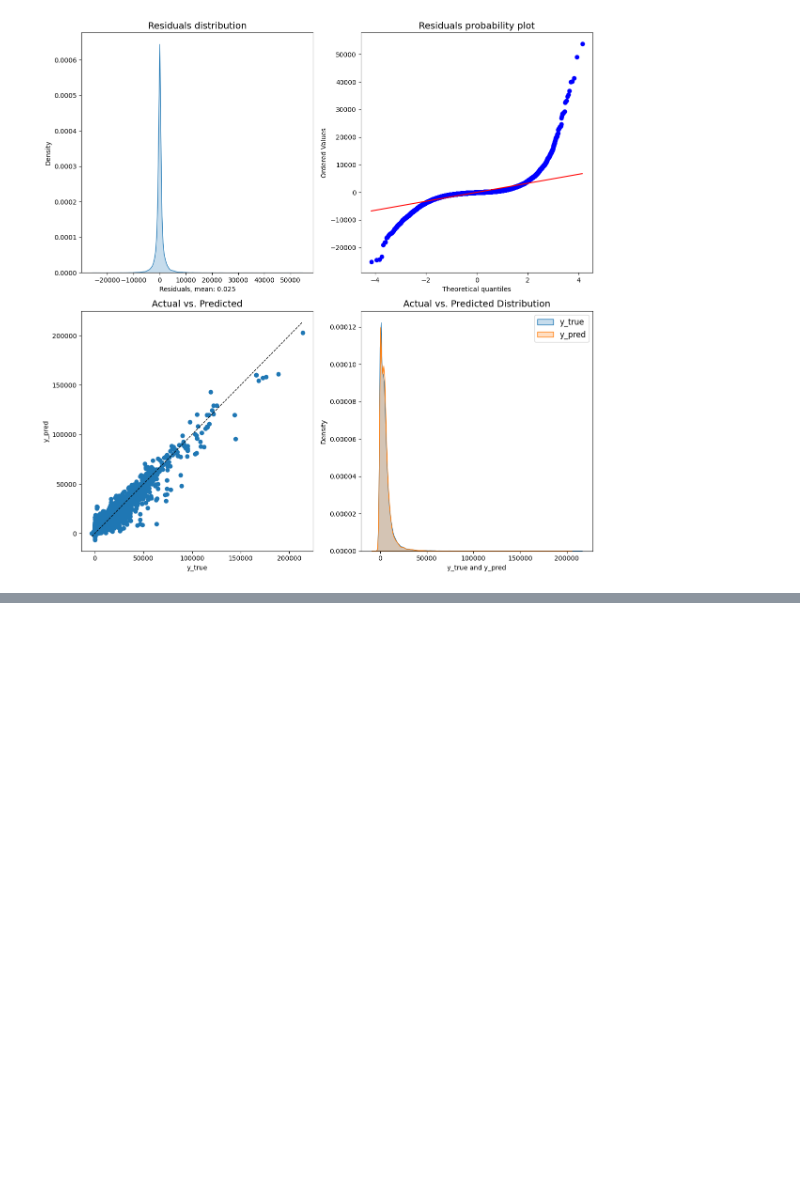
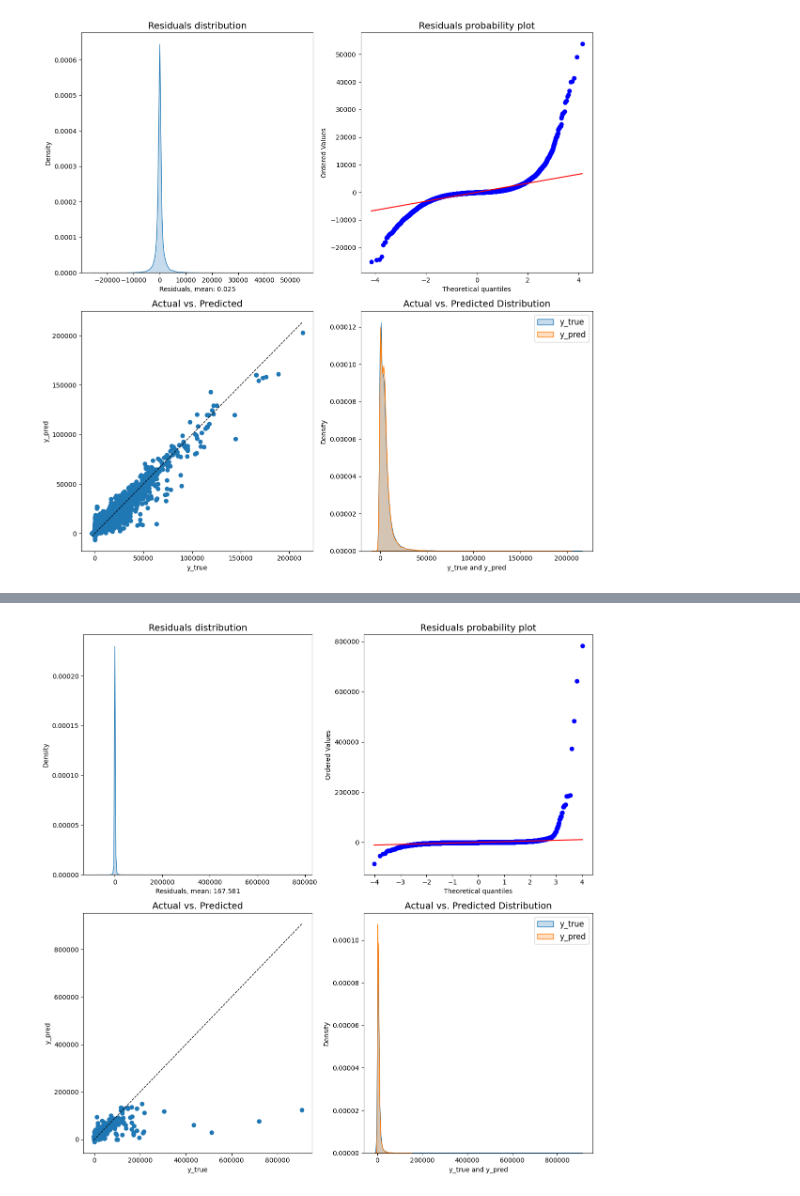
Before and after one commit to karimovdo/hackathon2, a Jupyter notebook: Model 1.ipynb, the cells around one changed output, grey strips where cells are left out. Cells and saved outputs as stored; diff of their text form; code cells hidden in the pictures; blank space fills up the shorter version.

```diff
--- a/Model 1.ipynb
+++ b/Model 1.ipynb
@@ -854,0 +844,7 @@ dohod = dohod.rename(columns=column_mapping_with_prefix)
+# %%
+# Группировка данных по npo_accnt_id для подсчета общего количества платежей
+total_payments_count = filtered_trnsctns.groupby('npo_accnt_id')['npo_sum'].count().reset_index()
+total_payments_count.rename(columns={'npo_sum': 'total_payments_count'}, inplace=True)
+
+# Объединение данных с cntrbtrs
+cntrbtrs = pd.merge(cntrbtrs, total_payments_count, on='npo_accnt_id', how='left')
@@ -854,0 +944,11 @@ dohod = dohod.rename(columns=column_mapping_with_prefix)
+# %%
+# Замена для datetime64
+active_clients.loc[:, active_clients.dtypes == 'datetime64[ns]'] = active_clients.loc[:, active_clients.dtypes == 'datetime64[ns]'].fillna(pd.Timestamp('2010-01-01'))
+
+# Замена для float64, int32 и int64
+numeric_cols = active_clients.select_dtypes(include=['float64', 'int32', 'int64']).columns
+for col in numeric_cols:
+    active_clients[col].fillna(active_clients[col].median(), inplace=True)
+
+# Замена для object
+active_clients.loc[:, active_clients.dtypes == 'object'] = active_clients.loc[:, active_clients.dtypes == 'object'].fillna('zamena')
@@ -854,0 +973,23 @@ dohod = dohod.rename(columns=column_mapping_with_prefix)
+# %%
+X_test = active_clients.drop(['2023Q3','2023Q2', 'clnt_id', 'pstl_code', 'region'], axis=1)
+y_test = active_clients['2023Q2']
+# %%
+from sklearn.metrics import mean_absolute_error, r2_score
+from catboost import CatBoostRegressor
+
+# Создаем модель с лучшими параметрами
+best_params = randomized_search_result['params']
+model = CatBoostRegressor(**best_params, verbose=True)
+
+# Обучаем модель
+model.fit(X_train, y_train)
+
+# Делаем предсказания
+y_pred = model.predict(X_test)
+
+# Оцениваем качество модели
+mae = mean_absolute_error(y_test, y_pred)
+r2 = r2_score(y_test, y_pred)
+
+print(f"MAE: {mae:.4f}")
+print(f"R2: {r2:.4f}")
@@ -854,0 +1014,5 @@ dohod = dohod.rename(columns=column_mapping_with_prefix)
+# %%
+y_pred = model.predict(X_test)
+diagnostics(y_test, y_pred)
+# %% [output]
+[figure, added]
```
Also changed, not shown: parts of 34 cells of this notebook, 11 other files.
